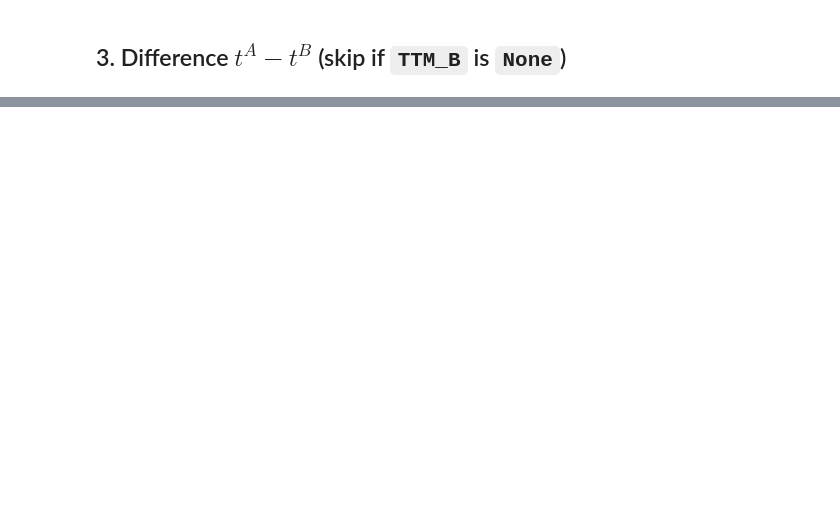
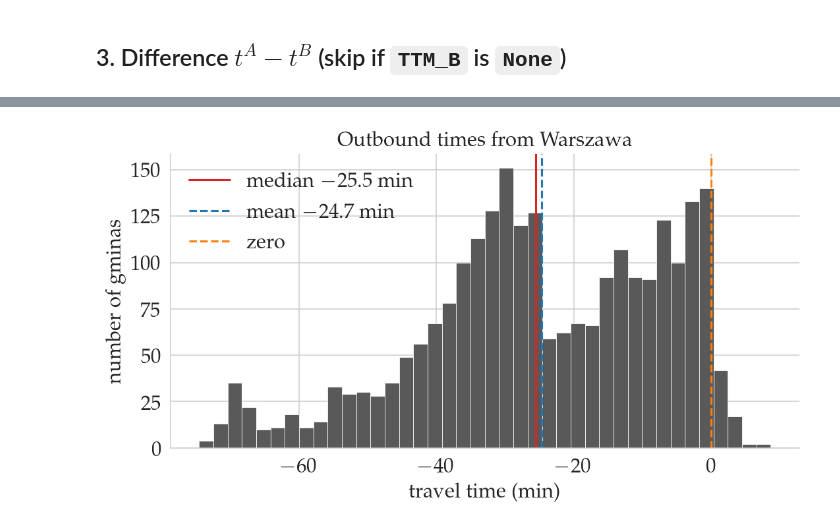
Before and after one commit to jendrkk/QSE-Poland-paper, a Jupyter notebook: notebooks/02_TTM.ipynb, the cells around one changed output, grey strips where cells are left out. Drawn from its saved outputs; the diff is of its cells as text; code cells hidden in the pictures; blank space fills up the shorter version.

```diff
--- a/notebooks/02_TTM.ipynb
+++ b/notebooks/02_TTM.ipynb
@@ -314,0 +315,18 @@ else:
+# %%
+# Histogram of difference between TTM_A and TTM_B
+fig, ax = plt.subplots(figsize=(8, 4.5))
+fig.set_dpi(140)
+
+vals = times_a[np.isfinite(times_a)]
+ax.hist(diff, bins=40, color="0.35", edgecolor="white", linewidth=0.4)
+ax.axvline(np.median(diff), color="C3", lw=1.6, label=rf"median ${np.median(diff):.1f}$ min")
+ax.axvline(np.mean(diff), color="C0", lw=1.6, ls="--", label=rf"mean ${np.mean(diff):.1f}$ min")
+ax.axvline(0, color="C1", lw=1.6, ls="--", label=rf"zero")
+ax.set_xlabel(r"travel time (min)")
+ax.set_ylabel(r"number of gminas")
+ax.set_title(rf"Outbound times from {latex_text(gmina['JPT_NAZWA_'])}")
+ax.legend(frameon=False)
+sns.despine(ax=ax)
+plt.show()
+# %% [output]
+[figure, added]
```
Also changed, not shown: parts of 6 cells of this notebook, 4 other files.
